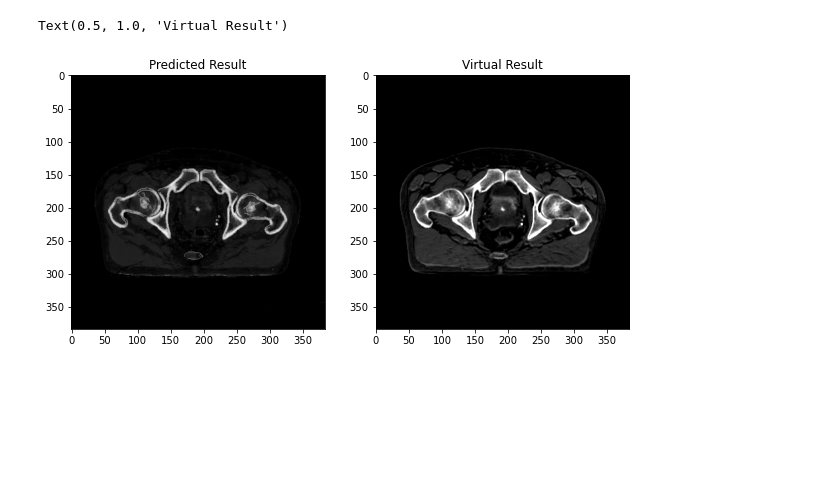
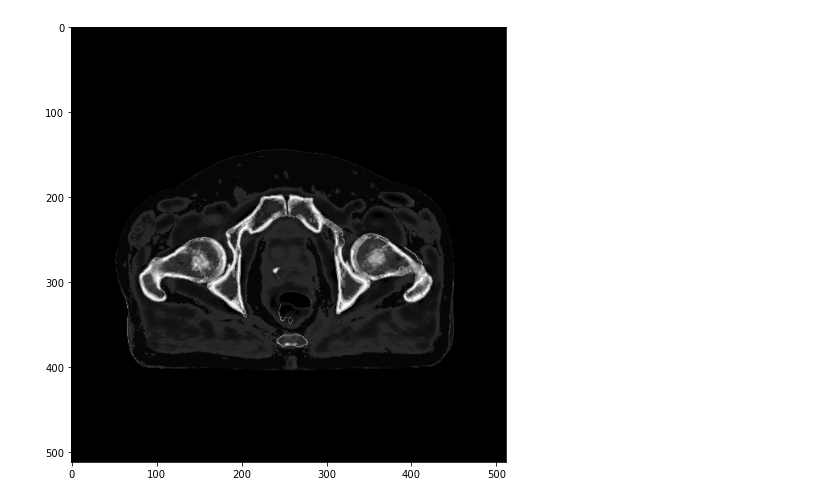
Before and after one commit to MYildizz/Inter-Modality-Image-Registration, a Jupyter notebook: Code_/Test_BestResult.ipynb, the cells around one changed output. Drawn from its saved outputs; the diff is of its cells as text; code cells hidden in the pictures; blank space fills up the shorter version.

Commit message:
New model edit, Low Pass filter applyied and Summary of our model added

```diff
--- a/Code_/Test_BestResult.ipynb
+++ b/Code_/Test_BestResult.ipynb
@@ -8,4 +9,4 @@ import matplotlib.pyplot as plt
 # %%
 best=load_model("best_result.h5")
 # %%
-image_order=4
+image_order=6
@@ -12,8 +37,7 @@ image_order=4
 # %%
+test_x2=cv2.imread("Test_Images/M"+str(image_order)+".jpeg")
+test_x=cv2.imread("Test_Images/C"+str(image_order)+".jpeg")
 
-
-test_x2=cv2.imread("MRI/"+str(image_order)+".jpeg")
-test_x=cv2.imread("CT/"+str(image_order)+".jpeg")
 
 
 #Test images
@@ -28,9 +52,9 @@ feature1_ct=filters.sobel(test_x).reshape(-1,1)
 feature2_mr = feature.canny(test_x2).reshape(-1,1)
 feature2_ct=feature.canny(test_x).reshape(-1,1)
 
-
-
-
+#Feature3 Low Pass Filter
+feature3_mr=low_pass(test_x2).reshape(-1,1)
+feature3_ct=low_pass(test_x).reshape(-1,1)
 
 test_x = test_x.reshape(-1,1)
 test_x2 = test_x2.reshape(-1,1)
@@ -40,10 +64,10 @@ test_x2 = test_x2.reshape(-1,1)
 
 
 #(ct_images, mr_images,edge_sobel_mr,edge_sobel_ct)
-test=np.concatenate((test_x, test_x2,feature1_mr,feature1_ct,feature2_mr,feature2_ct), axis=1)
+test=np.concatenate((test_x, test_x2,feature1_mr,feature1_ct,feature2_mr,feature2_ct,feature3_mr,feature3_ct), axis=1)
 
-test_result=plt.imread("RESULT/"+str(image_order)+".tif")
-test_result = cv2.cvtColor(test_result, cv2.COLOR_BGR2GRAY).reshape(-1,1)
+#test_result=plt.imread("RESULT/"+str(image_order)+".tif")
+#test_result = cv2.cvtColor(test_result, cv2.COLOR_BGR2GRAY).reshape(-1,1)
 # %%
 y_pred=best.predict(test)
 y_pred.shape
@@ -52,15 +76,9 @@ y_pred.shape
 # %%
 import math
 size=int(math.sqrt(len(y_pred)))
 
-
-fig, (ax1, ax2) = plt.subplots(1, 2)
-fig.set_figheight(10)
-fig.set_figwidth(10)
-ax1.imshow(y_pred.reshape(size,size),cmap="gray")
-ax1.set_title("Predicted Result")
-ax2.imshow(test_result.reshape(size,size),cmap="gray")
-ax2.set_title("Virtual Result")
+plt.figure(figsize=(8,8))
+plt.imshow(y_pred.reshape(size,size),cmap="gray")
+plt.show()
 # %% [output]
-Text(0.5, 1.0, 'Virtual Result')
-[figure, old version]
+[figure, new version]
```
Also changed, not shown: parts of 4 cells of this notebook, 3 other files.
